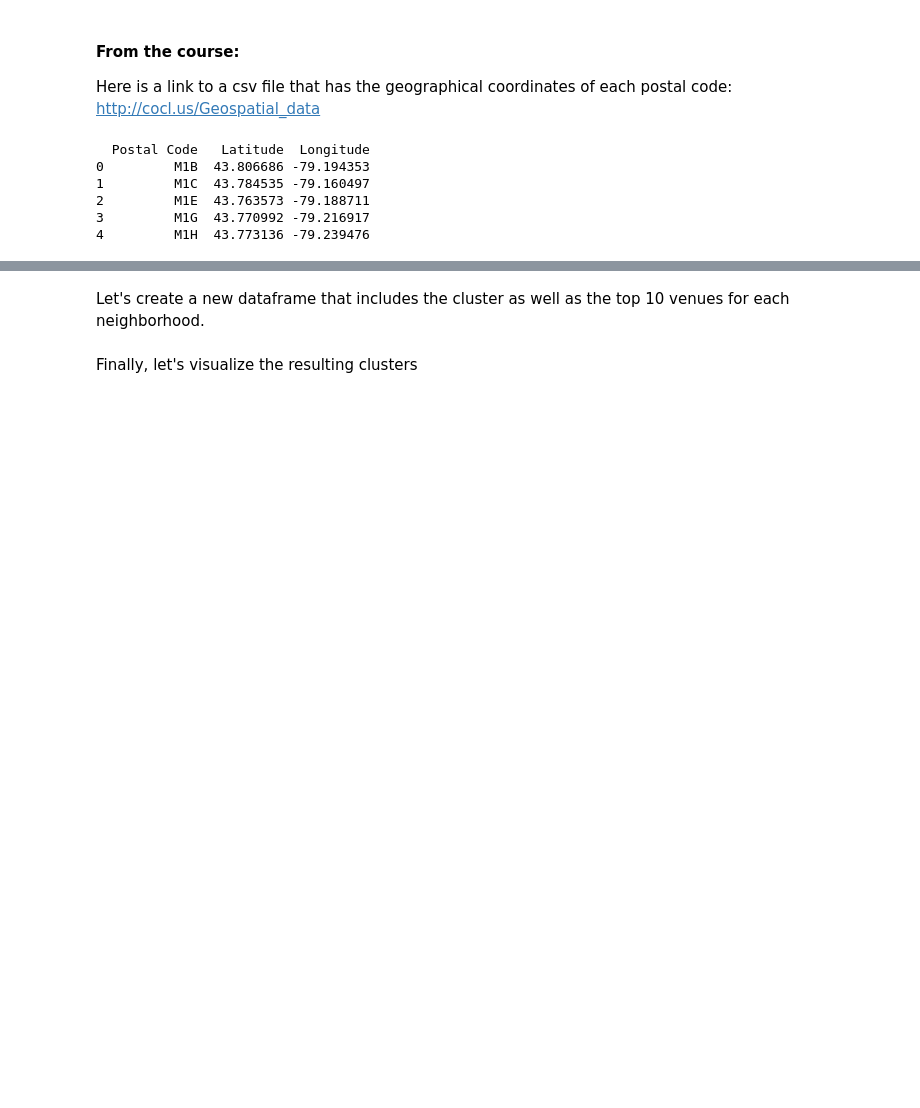
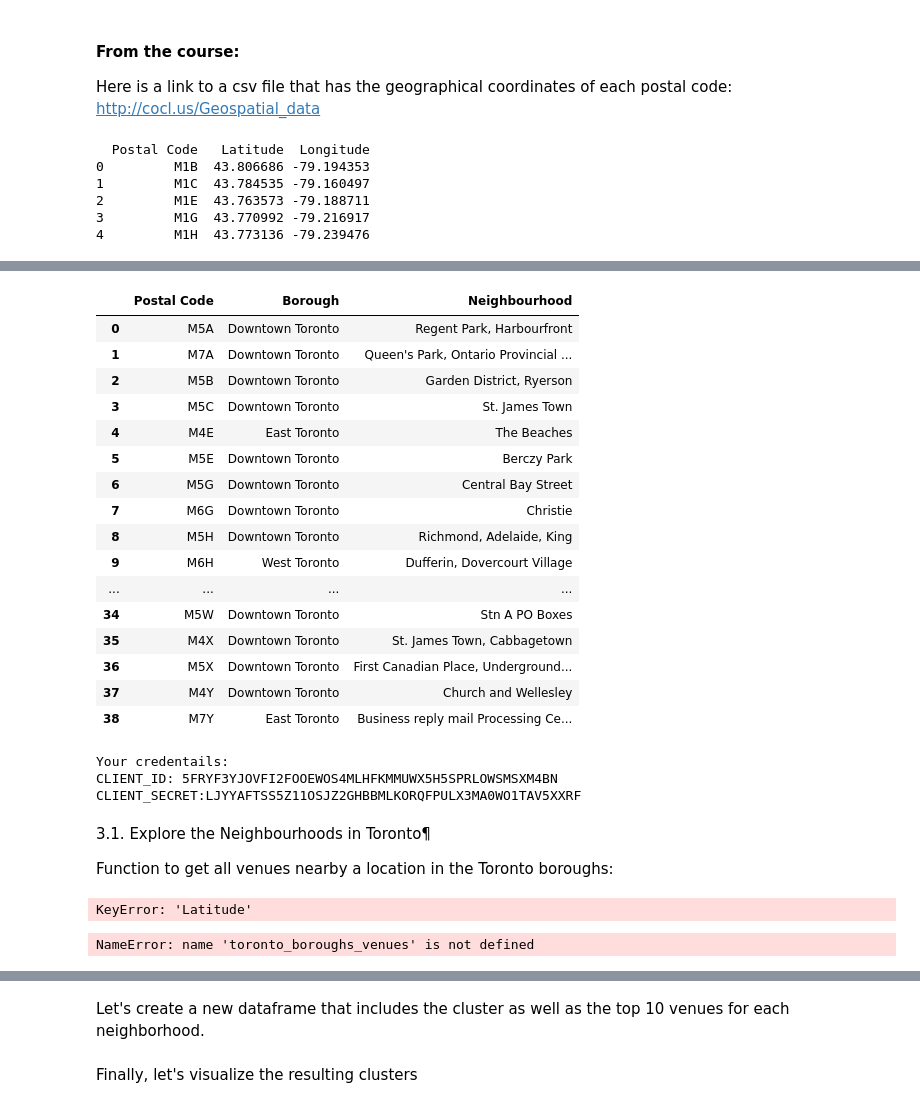
Before and after one commit to gillllllll/Coursera_Capstone, a Jupyter notebook: Segmenting and Clustering Neighborhoods in Toronto 1c.ipynb, the cells around one changed output, grey strips where cells are left out. Drawn from its saved outputs; the diff is of its cells as text; code cells hidden in the pictures; blank space fills up the shorter version.

```diff
--- a/Segmenting and Clustering Neighborhoods in Toronto 1c.ipynb
+++ b/Segmenting and Clustering Neighborhoods in Toronto 1c.ipynb
@@ -95,0 +170,38 @@ print('Libraries imported.')
+# %%
+df_Toronto_boroughs = df[df['Borough'].str.contains("Toronto")].reset_index(drop=True)
+df_Toronto_boroughs
+# %% [output]
+|  | Postal Code | Borough | Neighbourhood |
+| 0 | M5A | Downtown Toronto | Regent Park, Harbourfront |
+| 1 | M7A | Downtown Toronto | Queen's Park, Ontario Provincial ... |
+| 2 | M5B | Downtown Toronto | Garden District, Ryerson |
+| 3 | M5C | Downtown Toronto | St. James Town |
+| 4 | M4E | East Toronto | The Beaches |
+| 5 | M5E | Downtown Toronto | Berczy Park |
+| 6 | M5G | Downtown Toronto | Central Bay Street |
+| 7 | M6G | Downtown Toronto | Christie |
+| 8 | M5H | Downtown Toronto | Richmond, Adelaide, King |
+| 9 | M6H | West Toronto | Dufferin, Dovercourt Village |
+| ... | ... | ... | ... |
+| 34 | M5W | Downtown Toronto | Stn A PO Boxes |
+| 35 | M4X | Downtown Toronto | St. James Town, Cabbagetown |
+| 36 | M5X | Downtown Toronto | First Canadian Place, Underground... |
+| 37 | M4Y | Downtown Toronto | Church and Wellesley |
+| 38 | M7Y | East Toronto | Business reply mail Processing Ce... |
+# %%
+CLIENT_ID = '5FRYF3YJOVFI2FOOEWOS4MLHFKMMUWX5H5SPRLOWSMSXM4BN' # your Foursquare ID
+CLIENT_SECRET = 'LJYYAFTSS5Z11OSJZ2GHBBMLKORQFPULX3MA0WO1TAV5XXRF' # your Foursquare Secret
+VERSION = '20201212' # Foursquare API version
+LIMIT = 100 # A default Foursquare API limit value
+
+print('Your credentails:')
+print('CLIENT_ID: ' + CLIENT_ID)
+print('CLIENT_SECRET:' + CLIENT_SECRET)
+# %% [output]
+Your credentails:
+CLIENT_ID: 5FRYF3YJOVFI2FOOEWOS4MLHFKMMUWX5H5SPRLOWSMSXM4BN
+CLIENT_SECRET:LJYYAFTSS5Z11OSJZ2GHBBMLKORQFPULX3MA0WO1TAV5XXRF
+# %% [markdown]
+3.1. Explore the Neighbourhoods in Toronto¶
+
+Function to get all venues nearby a location in the Toronto boroughs:
@@ -95,0 +248,12 @@ print('Libraries imported.')
+# %%
+toronto_boroughs_venues = getNearbyVenues(names = df_Toronto_boroughs['Neighbourhood'],
+                                   latitudes = df_Toronto_boroughs['Latitude'],
+                                   longitudes = df_Toronto_boroughs['Longitude']
+                                  )
+# %% [output]
+KeyError: 'Latitude'
+# %%
+print(toronto_boroughs_venues.shape)
+toronto_boroughs_venues.head()
+# %% [output]
+NameError: name 'toronto_boroughs_venues' is not defined
```
Also changed, not shown: parts of 48 cells of this notebook.
